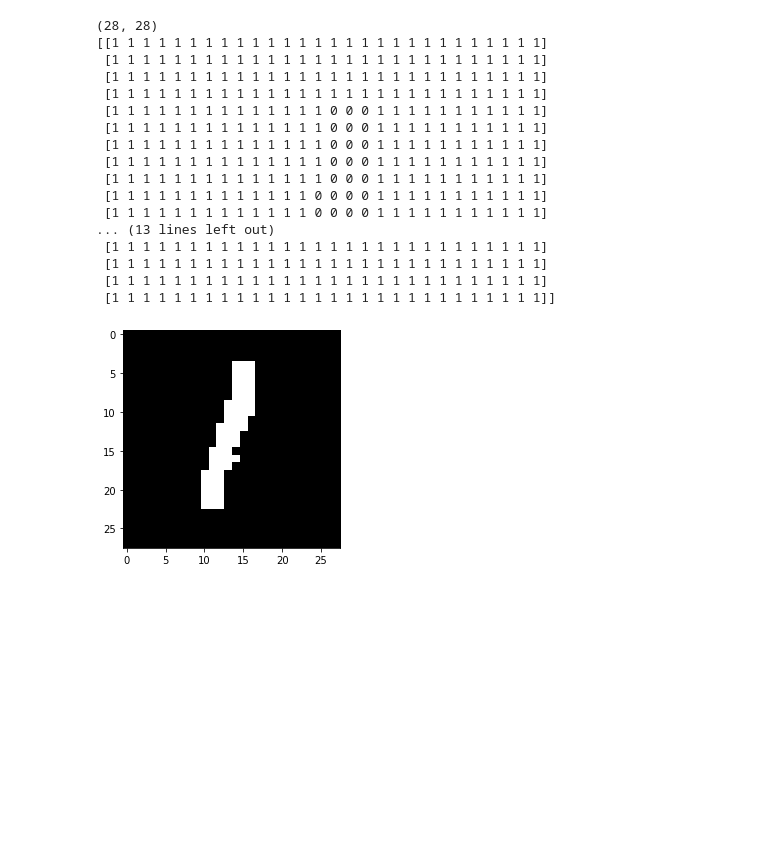
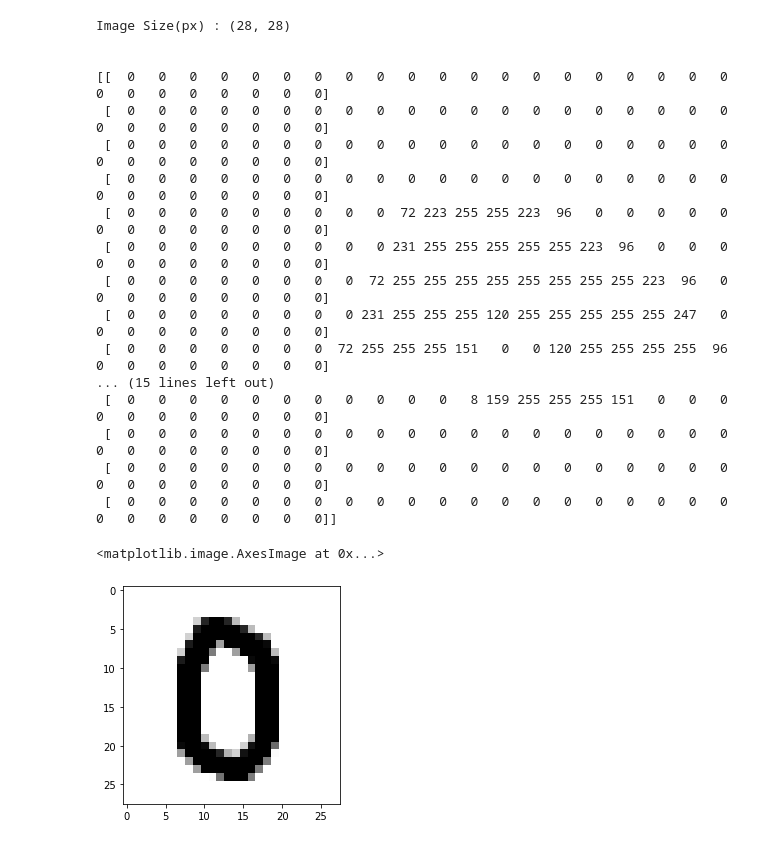
Before and after one commit to dreamjh20/Artificial-Intelligence-Study, a Jupyter notebook: Mnist_Data.ipynb, the cells around one changed output. Saved outputs shown, nothing was run; the diff lists cells and outputs as text; code cells hidden in the pictures; blank space fills up the shorter version.

```diff
--- a/Mnist_Data.ipynb
+++ b/Mnist_Data.ipynb
@@ -8,25 +9,6 @@ import numpy as np
 # %%
-img = Image.open("1.png")
+img = Image.open("one.png")
 img_vector = np.array(img)
 print(img_vector.shape)                #size
 plt.imshow(img_vector, cmap="Greys")
 print(img_vector)
-# %% [output]
-(28, 28)
-[[1 1 1 1 1 1 1 1 1 1 1 1 1 1 1 1 1 1 1 1 1 1 1 1 1 1 1 1]
- [1 1 1 1 1 1 1 1 1 1 1 1 1 1 1 1 1 1 1 1 1 1 1 1 1 1 1 1]
- [1 1 1 1 1 1 1 1 1 1 1 1 1 1 1 1 1 1 1 1 1 1 1 1 1 1 1 1]
- [1 1 1 1 1 1 1 1 1 1 1 1 1 1 1 1 1 1 1 1 1 1 1 1 1 1 1 1]
- [1 1 1 1 1 1 1 1 1 1 1 1 1 1 0 0 0 1 1 1 1 1 1 1 1 1 1 1]
- [1 1 1 1 1 1 1 1 1 1 1 1 1 1 0 0 0 1 1 1 1 1 1 1 1 1 1 1]
- [1 1 1 1 1 1 1 1 1 1 1 1 1 1 0 0 0 1 1 1 1 1 1 1 1 1 1 1]
- [1 1 1 1 1 1 1 1 1 1 1 1 1 1 0 0 0 1 1 1 1 1 1 1 1 1 1 1]
- [1 1 1 1 1 1 1 1 1 1 1 1 1 1 0 0 0 1 1 1 1 1 1 1 1 1 1 1]
- [1 1 1 1 1 1 1 1 1 1 1 1 1 0 0 0 0 1 1 1 1 1 1 1 1 1 1 1]
- [1 1 1 1 1 1 1 1 1 1 1 1 1 0 0 0 0 1 1 1 1 1 1 1 1 1 1 1]
-... (13 lines left out)
- [1 1 1 1 1 1 1 1 1 1 1 1 1 1 1 1 1 1 1 1 1 1 1 1 1 1 1 1]
- [1 1 1 1 1 1 1 1 1 1 1 1 1 1 1 1 1 1 1 1 1 1 1 1 1 1 1 1]
- [1 1 1 1 1 1 1 1 1 1 1 1 1 1 1 1 1 1 1 1 1 1 1 1 1 1 1 1]
- [1 1 1 1 1 1 1 1 1 1 1 1 1 1 1 1 1 1 1 1 1 1 1 1 1 1 1 1]]
-[figure, removed]
@@ -32,0 +33,31 @@ print(img_vector)
+# %%
+image_grey = cv2.imread("zero.png", cv2.IMREAD_GRAYSCALE)
+
+img_vector = np.array(image_grey)
+print("Image Size(px) :" , img_vector.shape)                #size
+print('\n')
+
+np.set_printoptions(linewidth=np.nan)
+print(img_vector)
+
+plt.imshow(img_vector, cmap="Greys")
+# %% [output]
+Image Size(px) : (28, 28)
+
+
+[[  0   0   0   0   0   0   0   0   0   0   0   0   0   0   0   0   0   0   0   0   0   0   0   0   0   0   0   0]
+ [  0   0   0   0   0   0   0   0   0   0   0   0   0   0   0   0   0   0   0   0   0   0   0   0   0   0   0   0]
+ [  0   0   0   0   0   0   0   0   0   0   0   0   0   0   0   0   0   0   0   0   0   0   0   0   0   0   0   0]
+ [  0   0   0   0   0   0   0   0   0   0   0   0   0   0   0   0   0   0   0   0   0   0   0   0   0   0   0   0]
+ [  0   0   0   0   0   0   0   0   0  72 223 255 255 223  96   0   0   0   0   0   0   0   0   0   0   0   0   0]
+ [  0   0   0   0   0   0   0   0   0 231 255 255 255 255 255 223  96   0   0   0   0   0   0   0   0   0   0   0]
+ [  0   0   0   0   0   0   0   0  72 255 255 255 255 255 255 255 255 223  96   0   0   0   0   0   0   0   0   0]
+ [  0   0   0   0   0   0   0   0 231 255 255 255 120 255 255 255 255 255 247   0   0   0   0   0   0   0   0   0]
+ [  0   0   0   0   0   0   0  72 255 255 255 151   0   0 120 255 255 255 255  96   0   0   0   0   0   0   0   0]
+... (15 lines left out)
+ [  0   0   0   0   0   0   0   0   0   0   0   8 159 255 255 255 151   0   0   0   0   0   0   0   0   0   0   0]
+ [  0   0   0   0   0   0   0   0   0   0   0   0   0   0   0   0   0   0   0   0   0   0   0   0   0   0   0   0]
+ [  0   0   0   0   0   0   0   0   0   0   0   0   0   0   0   0   0   0   0   0   0   0   0   0   0   0   0   0]
+ [  0   0   0   0   0   0   0   0   0   0   0   0   0   0   0   0   0   0   0   0   0   0   0   0   0   0   0   0]]
+<matplotlib.image.AxesImage at 0x...>
+[figure, added]
```
Also changed, not shown: parts of 11 cells of this notebook.
